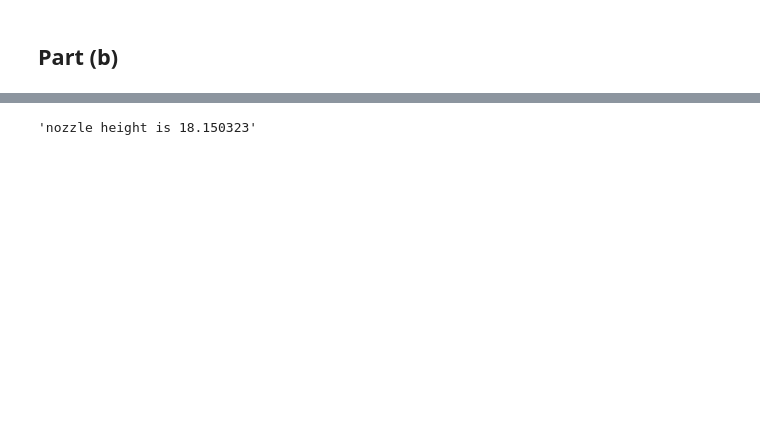
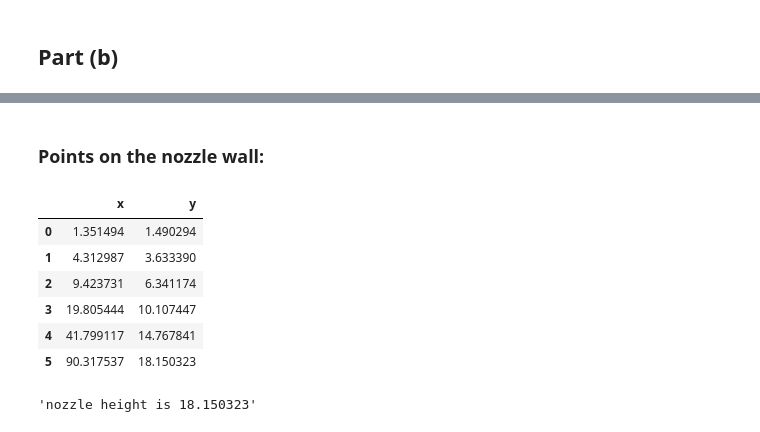
Before and after one commit to norheim/rocketscience, a Jupyter notebook: hw4.ipynb, the cells around one changed output, grey strips where cells are left out. Cells and saved outputs as stored; diff of their text form; code cells hidden in the pictures; blank space fills up the shorter version.

```diff
--- a/hw4.ipynb
+++ b/hw4.ipynb
@@ -176,6 +223,21 @@ wallidxs = range(23,29)
 # %%
 for idx in wallidxs:
     x[idx], y[idx] = wallpositions(idx)
+# %% [markdown]
+### Points on the nozzle wall:
+# %%
+pointstable = pd.DataFrame()
+pointstable["x"] = x[wallidxs]
+pointstable["y"] = y[wallidxs]
+pointstable
+# %% [output]
+|  | x | y |
+| 0 | 1.351494 | 1.490294 |
+| 1 | 4.312987 | 3.633390 |
+| 2 | 9.423731 | 6.341174 |
+| 3 | 19.805444 | 10.107447 |
+| 4 | 41.799117 | 14.767841 |
+| 5 | 90.317537 | 18.150323 |
 # %%
 allwallidxs = [0] + wallidxs
 # %%
```
Also changed, not shown: parts of 18 cells of this notebook.
